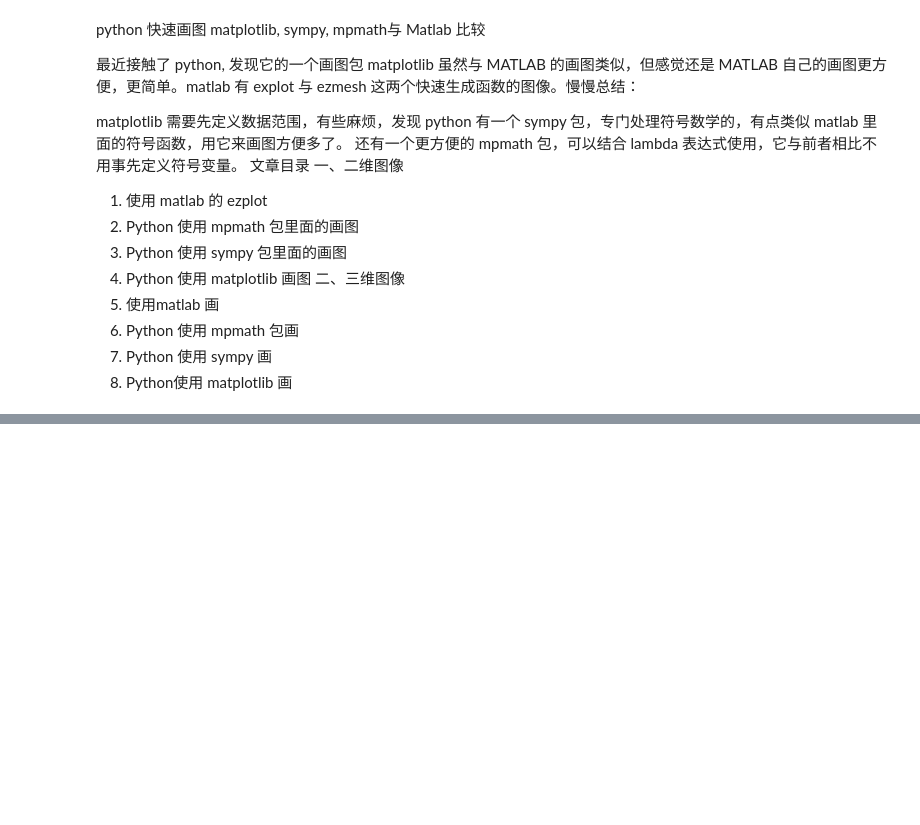
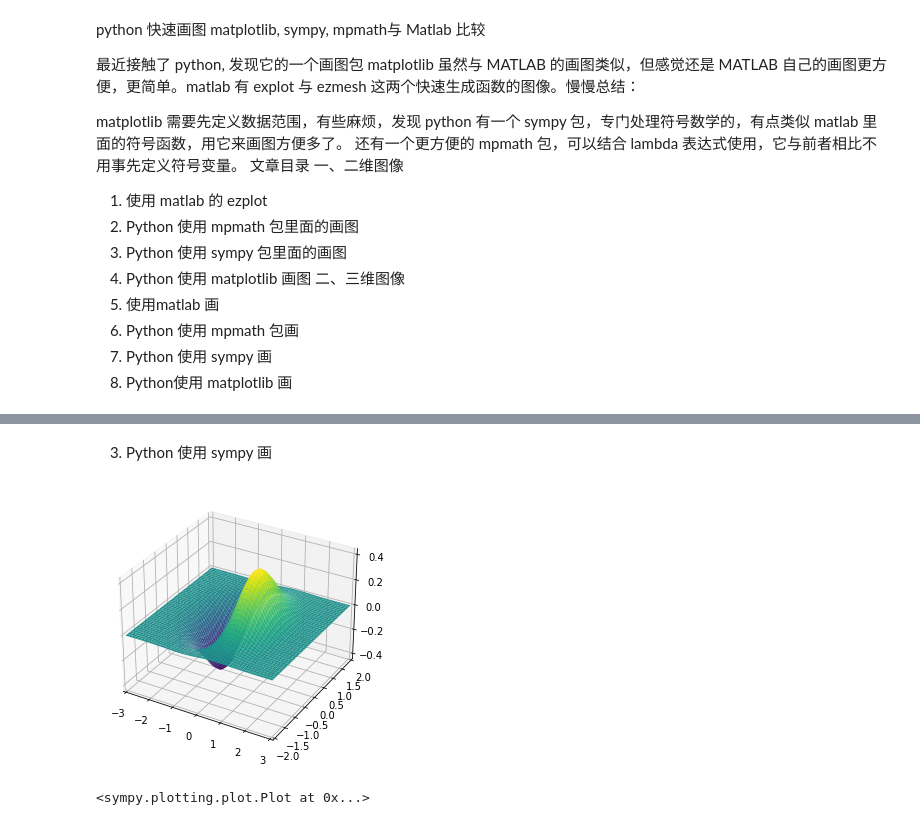
Before and after one commit to lammou2022/lammou2020.github.io, a Jupyter notebook: mathmodeling/lesson0A.ipynb, the cells around one changed output, grey strips where cells are left out. Drawn from its saved outputs; the diff is of its cells as text; code cells hidden in the pictures; blank space fills up the shorter version.

```diff
--- a/mathmodeling/lesson0A.ipynb
+++ b/mathmodeling/lesson0A.ipynb
@@ -95,0 +70,11 @@ plt.show()
+# %% [markdown]
+3. Python 使用 sympy 画
+# %%
+from sympy import symbols
+from sympy.plotting import plot3d
+from sympy.functions import exp
+x, y = symbols('x y')
+plot3d(x*exp(-x**2-y**2), (x, -3, 3), (y, -2, 2))
+# %% [output]
+[figure, added]
+<sympy.plotting.plot.Plot at 0x...>
```
Also changed, not shown: parts of 8 cells of this notebook.
